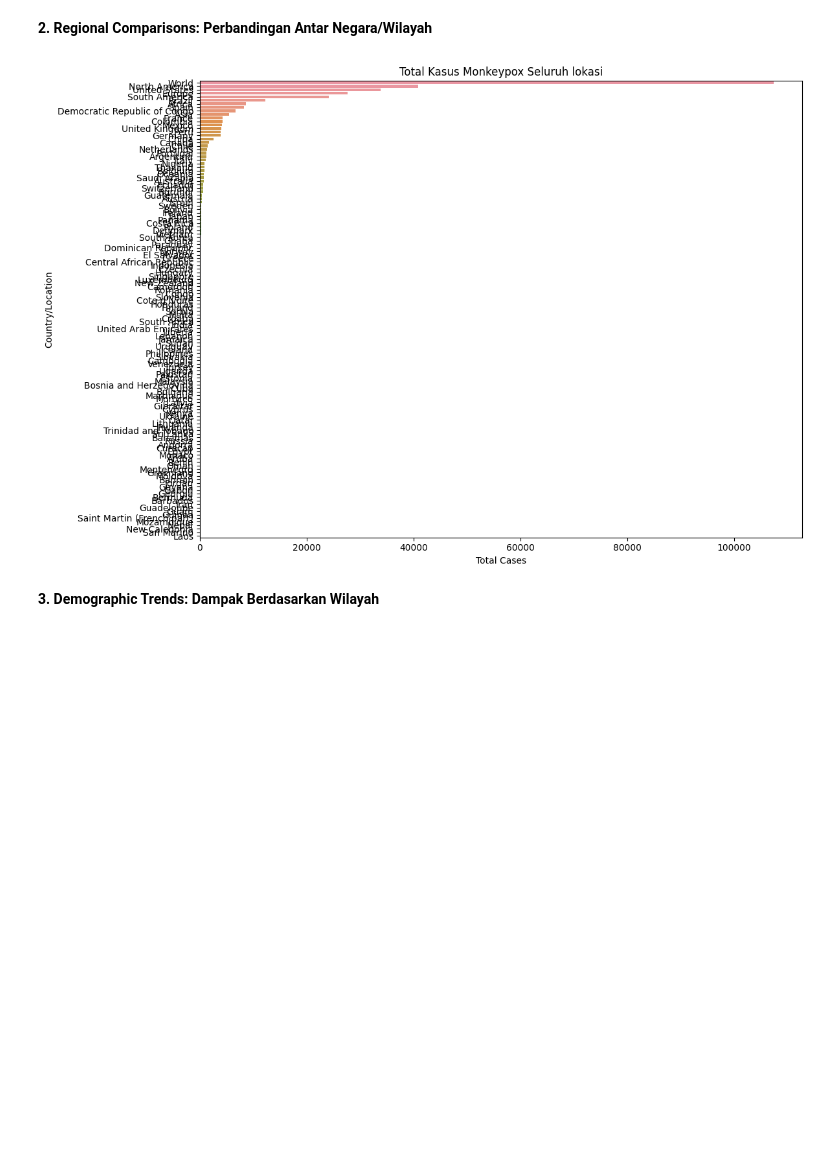
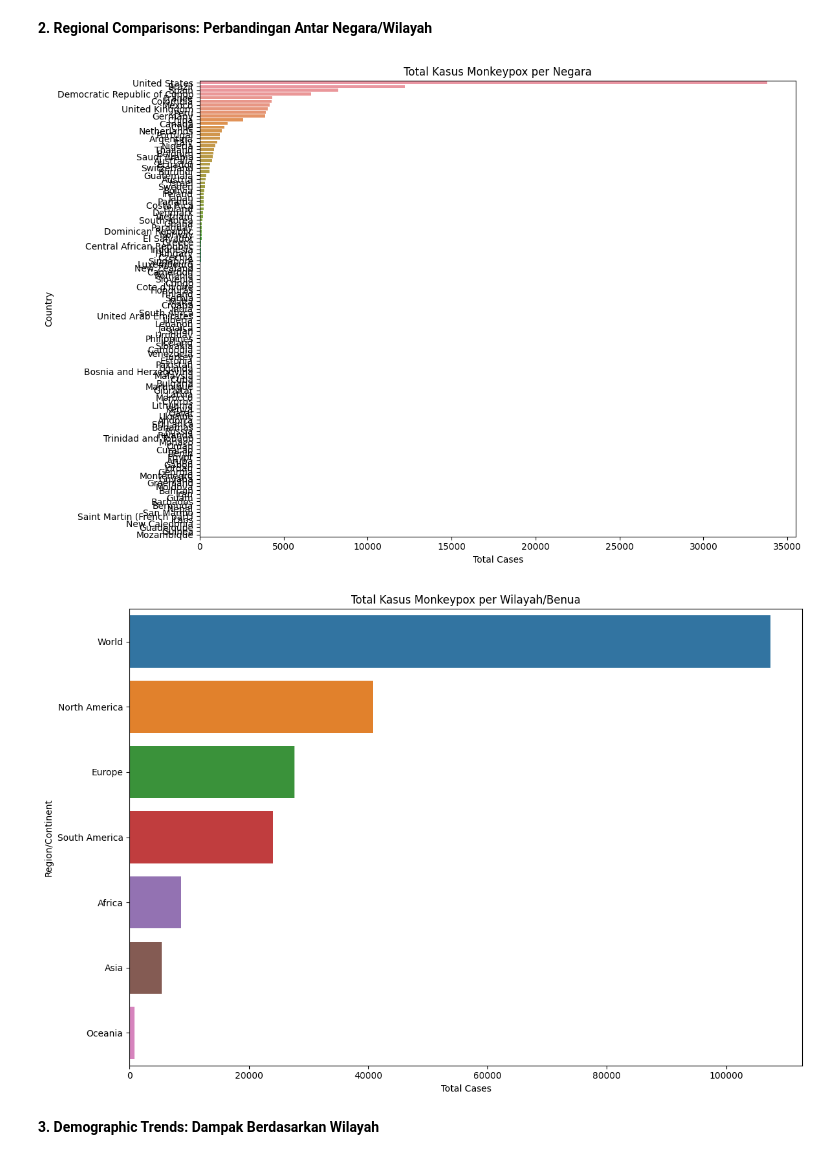
Before and after one commit to RyanGA09/DataAnalyst-ImpactAnalysisOfMonkeypoxCaseStudy, a Jupyter notebook: Notebook.ipynb, the cells around one changed output. Cells and saved outputs as stored; diff of their text form; code cells hidden in the pictures; blank space fills up the shorter version.

```diff
--- a/Notebook.ipynb
+++ b/Notebook.ipynb
@@ -455,17 +441,17 @@ memory usage: 12.4+ MB
 # regions_or_continents = ['World', 'Asia', 'Europe', 'Africa', 'North America', 'South America', 'Oceania']  # Add more as needed
 # data['location_type'] = data['location'].apply(lambda x: 'Region/Continent' if x in regions_or_continents else 'Country')
 
-# # Klasifikasi Negara dan Wilayah/Benua
-# # Daftar wilayah/benua yang bukan negara
-# regions_or_continents = ['World', 'Asia', 'Europe', 'Africa', 'North America', 'South America', 'Oceania']  # Anda dapat menambahkannya jika diperlukan
+# Klasifikasi Negara dan Wilayah/Benua
+# Daftar wilayah/benua yang bukan negara
+regions_or_continents = ['World', 'Asia', 'Europe', 'Africa', 'North America', 'South America', 'Oceania']  # Anda dapat menambahkannya jika diperlukan
 
-# # Menambahkan kolom baru 'location_type' untuk mengklasifikasikan antara 'Country' dan 'Region/Continent'
-# data_cleaned['location_type'] = data_cleaned['location'].apply(lambda x: 'Region/Continent' if x in regions_or_continents else 'Country')
+# Menambahkan kolom baru 'location_type' untuk mengklasifikasikan antara 'Country' dan 'Region/Continent'
+data_cleaned['location_type'] = data_cleaned['location'].apply(lambda x: 'Region/Continent' if x in regions_or_continents else 'Country')
 
-# # Memeriksa apakah pengelompokan berhasil
-# print("\nLocation types (Countries vs Regions/Continents):")
-# print(data_cleaned['location_type'].value_counts())
+# Memeriksa apakah pengelompokan berhasil
+print("\nLocation types (Countries vs Regions/Continents):")
+print(data_cleaned['location_type'].value_counts())
 
-# # Mengelompokkan data negara dan non-negara untuk analisis terpisah
-# countries_data = data_cleaned[data_cleaned['location_type'] == 'Country']
-# regions_data = data_cleaned[data_cleaned['location_type'] == 'Region/Continent']
+# Mengelompokkan data negara dan non-negara untuk analisis terpisah
+countries_data = data_cleaned[data_cleaned['location_type'] == 'Country']
+regions_data = data_cleaned[data_cleaned['location_type'] == 'Region/Continent']
@@ -498,7 +490,7 @@ data_grouped_by_date = data_cleaned.groupby('date').agg({
 Membandingkan negara-negara untuk memahami bagaimana Monkeypox mempengaruhi berbagai wilayah.
 # %%
 # Melihat total kasus dan kematian di setiap negara
-data_grouped_by_location = data_cleaned.groupby('location').agg({
+data_grouped_by_location_countries = countries_data.groupby('location').agg({
     'total_cases': 'max',
     'total_deaths': 'max'
 }).reset_index()
@@ -573,16 +584,32 @@ plt.show()
 # %% [markdown]
 **2. Regional Comparisons: Perbandingan Antar Negara/Wilayah**
 # %%
+# Melihat total kasus dan kematian di setiap wilayah/benua
+data_grouped_by_location_regions = regions_data.groupby('location').agg({
+    'total_cases': 'max',
+    'total_deaths': 'max'
+}).reset_index()
+
 # Visualisasi: Total Kasus dan Kematian per Negara
 plt.figure(figsize=(12, 8))
-sns.barplot(x='total_cases', y='location', data=data_grouped_by_location.sort_values('total_cases', ascending=False))
-plt.title('Total Kasus Monkeypox Seluruh lokasi')
+sns.barplot(x='total_cases', y='location', data=data_grouped_by_location_countries.sort_values('total_cases', ascending=False))
+plt.title('Total Kasus Monkeypox per Negara')
 plt.xlabel('Total Cases')
-plt.ylabel('Country/Location')
+plt.ylabel('Country')
 plt.tight_layout()
 plt.show()
+
+# Visualisasi: Total Kasus dan Kematian per Wilayah/Benua
+plt.figure(figsize=(12, 8))
+sns.barplot(x='total_cases', y='location', data=data_grouped_by_location_regions.sort_values('total_cases', ascending=False))
+plt.title('Total Kasus Monkeypox per Wilayah/Benua')
+plt.xlabel('Total Cases')
+plt.ylabel('Region/Continent')
+plt.tight_layout()
+plt.show()
 # %% [output]
-[figure, old version]
+[figure, new version]
+[figure, added]
 # %% [markdown]
 **3. Demographic Trends: Dampak Berdasarkan Wilayah**
 # %%
```
Also changed, not shown: parts of 14 cells of this notebook.
